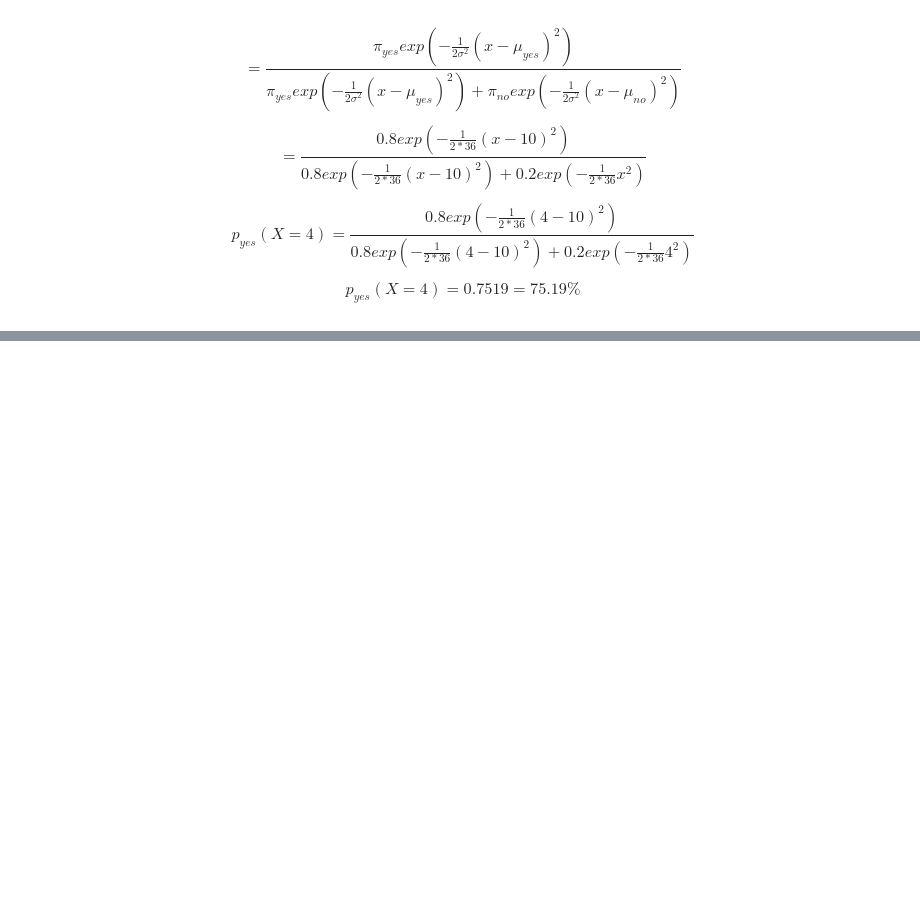
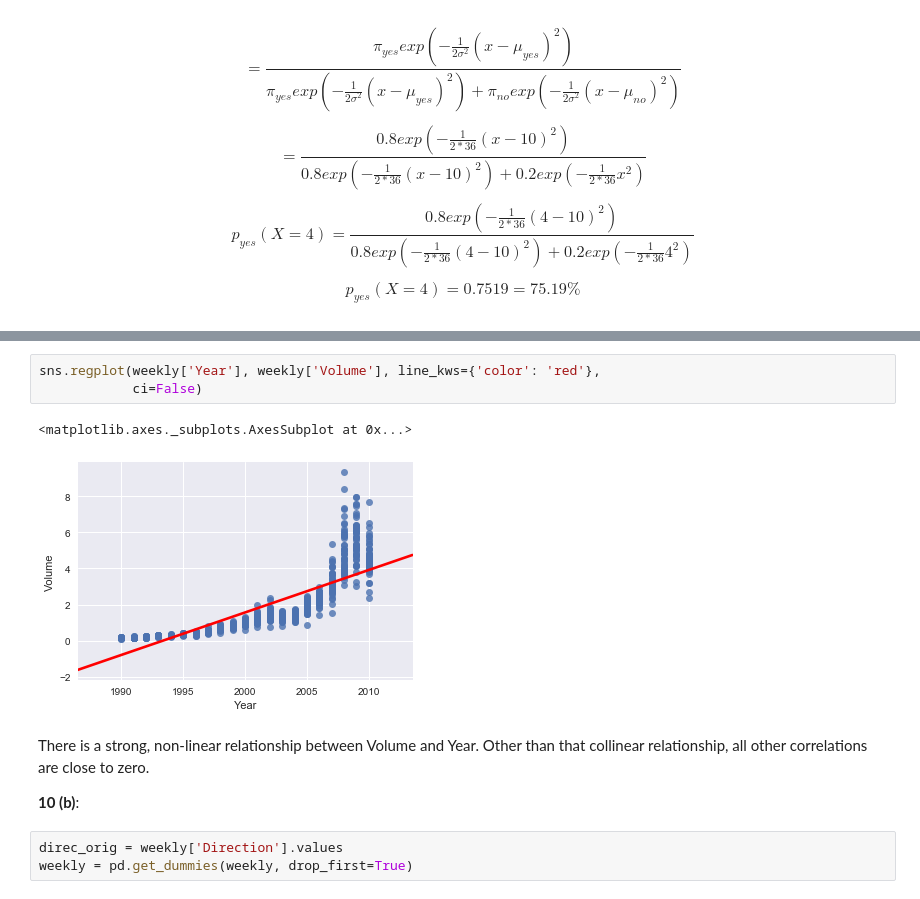
Before and after one commit to tsansom/islpy, a Jupyter notebook: notebooks/Chapter 4/Chapter 4 - Exercises.ipynb, the cells around one changed output, grey strips where cells are left out. Drawn from its saved outputs; the diff is of its cells as text; blank space fills up the shorter version.

```diff
--- a/notebooks/Chapter 4/Chapter 4 - Exercises.ipynb
+++ b/notebooks/Chapter 4/Chapter 4 - Exercises.ipynb
@@ -114,0 +183,13 @@ $$p_{yes}(X=4)=0.7519=75.19\%$$
+# %%
+sns.regplot(weekly['Year'], weekly['Volume'], line_kws={'color': 'red'},
+            ci=False)
+# %% [output]
+<matplotlib.axes._subplots.AxesSubplot at 0x...>
+[figure, added]
+# %% [markdown]
+There is a strong, non-linear relationship between Volume and Year. Other than that collinear relationship, all other correlations are close to zero.
+
+**10 (b)**:
+# %%
+direc_orig = weekly['Direction'].values
+weekly = pd.get_dummies(weekly, drop_first=True)
```
Also changed, not shown: parts of 58 cells of this notebook, 5 other files.
